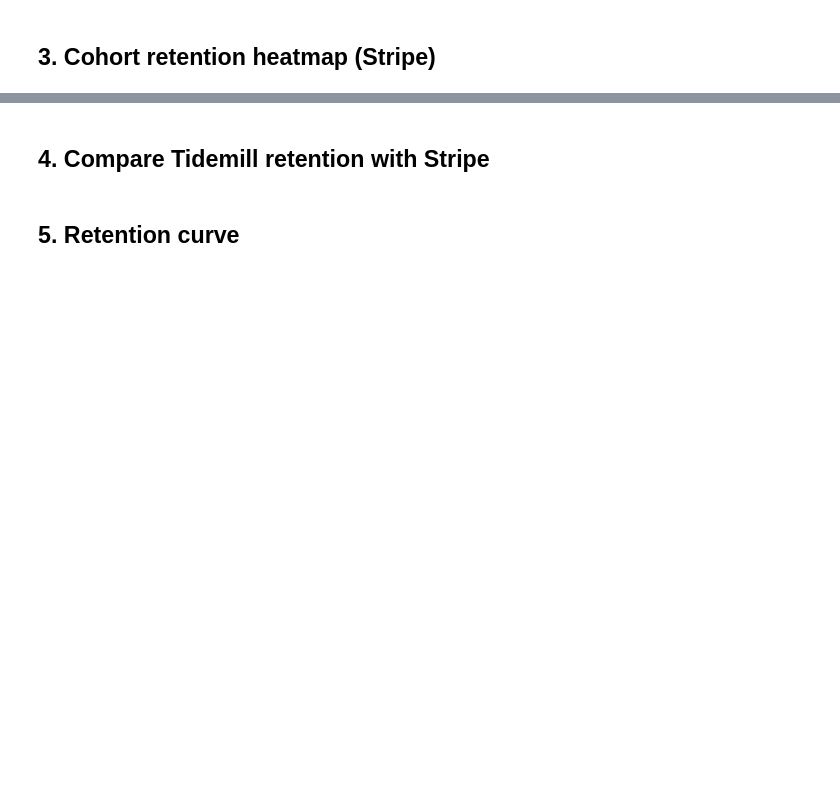
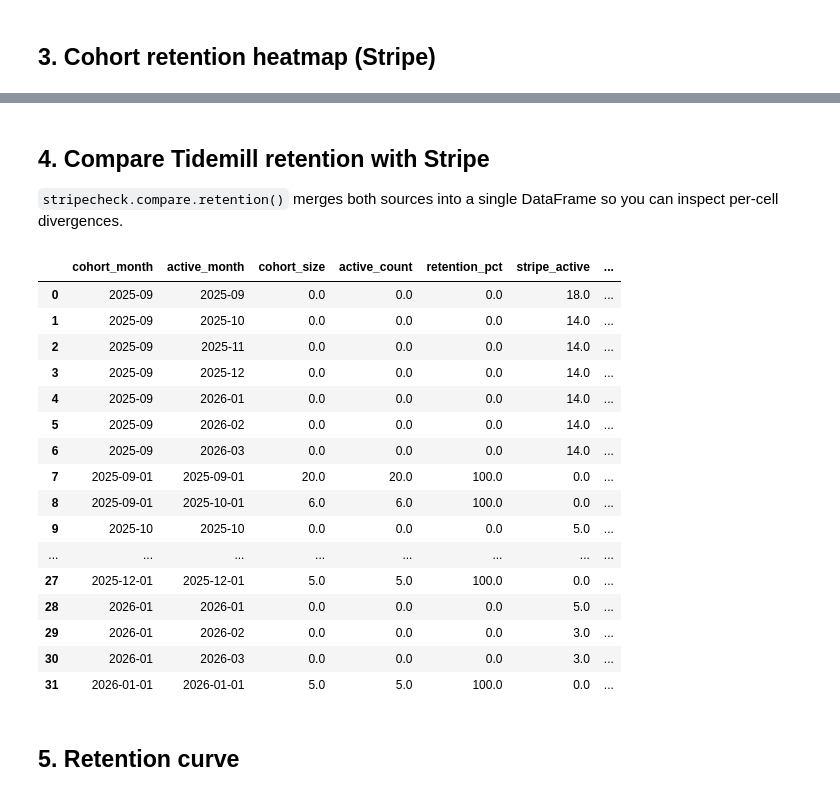
Before and after one commit to ondraz/subscriptions, a Jupyter notebook: docs/notebooks/03_retention.ipynb, the cells around one changed output, grey strips where cells are left out. Cells and saved outputs as stored; diff of their text form; code cells hidden in the pictures; blank space fills up the shorter version.

Commit message:
updated notebooks, plotly, style, reports, deploy under tidemill user

```diff
--- a/docs/notebooks/03_retention.ipynb
+++ b/docs/notebooks/03_retention.ipynb
@@ -146,49 +92,28 @@ for cohort, size in cohort_sizes.items():
 # %% [markdown]
 ## 4. Compare Tidemill retention with Stripe
+
+`stripecheck.compare.retention()` merges both sources into a single
+DataFrame so you can inspect per-cell divergences.
 # %%
-# Compare Tidemill retention data with Stripe ground truth
-if len(df_ret) > 0:
-    tidemill_retention = df_ret.copy()
-    tidemill_retention["retention_pct"] = (
-        tidemill_retention["active_count"] / tidemill_retention["cohort_size"] * 100
-    )
-
-    # Merge with Stripe data for comparison
-    stripe_flat = (
-        df_activity[df_activity.active]
-        .groupby(["cohort_month", "active_month"])
-        .customer_id.nunique()
-        .reset_index()
-        .rename(columns={"customer_id": "stripe_active"})
-    )
-    stripe_flat["stripe_cohort_size"] = stripe_flat.cohort_month.map(cohort_sizes)
-    stripe_flat["stripe_retention_pct"] = (
-        stripe_flat.stripe_active / stripe_flat.stripe_cohort_size * 100
-    )
-
-    compare = tidemill_retention.merge(
-        stripe_flat, on=["cohort_month", "active_month"], how="outer"
-    ).fillna(0)
-
-    print("Tidemill vs Stripe retention comparison:")
-    print(
-        compare[
-            [
-                "cohort_month",
-                "active_month",
-                "cohort_size",
-                "active_count",
-                "retention_pct",
-                "stripe_active",
-                "stripe_retention_pct",
-            ]
-        ].to_string(index=False)
-    )
-else:
-    print("No retention data from Tidemill API yet.")
-    print("This is expected — retention requires cohort assignment during event processing.")
-    print()
-    print("Showing Stripe-only retention analysis above.")
+cmp.retention(tm, sd, START, END)
+# %% [output]
+|  | cohort_month | active_month | cohort_size | active_count | retention_pct | stripe_active | ... |
+| 0 | 2025-09 | 2025-09 | 0.0 | 0.0 | 0.0 | 18.0 | ... |
+| 1 | 2025-09 | 2025-10 | 0.0 | 0.0 | 0.0 | 14.0 | ... |
+| 2 | 2025-09 | 2025-11 | 0.0 | 0.0 | 0.0 | 14.0 | ... |
+| 3 | 2025-09 | 2025-12 | 0.0 | 0.0 | 0.0 | 14.0 | ... |
+| 4 | 2025-09 | 2026-01 | 0.0 | 0.0 | 0.0 | 14.0 | ... |
+| 5 | 2025-09 | 2026-02 | 0.0 | 0.0 | 0.0 | 14.0 | ... |
+| 6 | 2025-09 | 2026-03 | 0.0 | 0.0 | 0.0 | 14.0 | ... |
+| 7 | 2025-09-01 | 2025-09-01 | 20.0 | 20.0 | 100.0 | 0.0 | ... |
+| 8 | 2025-09-01 | 2025-10-01 | 6.0 | 6.0 | 100.0 | 0.0 | ... |
+| 9 | 2025-10 | 2025-10 | 0.0 | 0.0 | 0.0 | 5.0 | ... |
+| ... | ... | ... | ... | ... | ... | ... | ... |
+| 27 | 2025-12-01 | 2025-12-01 | 5.0 | 5.0 | 100.0 | 0.0 | ... |
+| 28 | 2026-01 | 2026-01 | 0.0 | 0.0 | 0.0 | 5.0 | ... |
+| 29 | 2026-01 | 2026-02 | 0.0 | 0.0 | 0.0 | 3.0 | ... |
+| 30 | 2026-01 | 2026-03 | 0.0 | 0.0 | 0.0 | 3.0 | ... |
+| 31 | 2026-01-01 | 2026-01-01 | 5.0 | 5.0 | 100.0 | 0.0 | ... |
 # %% [markdown]
 ## 5. Retention curve
 # %%
```
Also changed, not shown: parts of 12 cells of this notebook, 39 other files.
